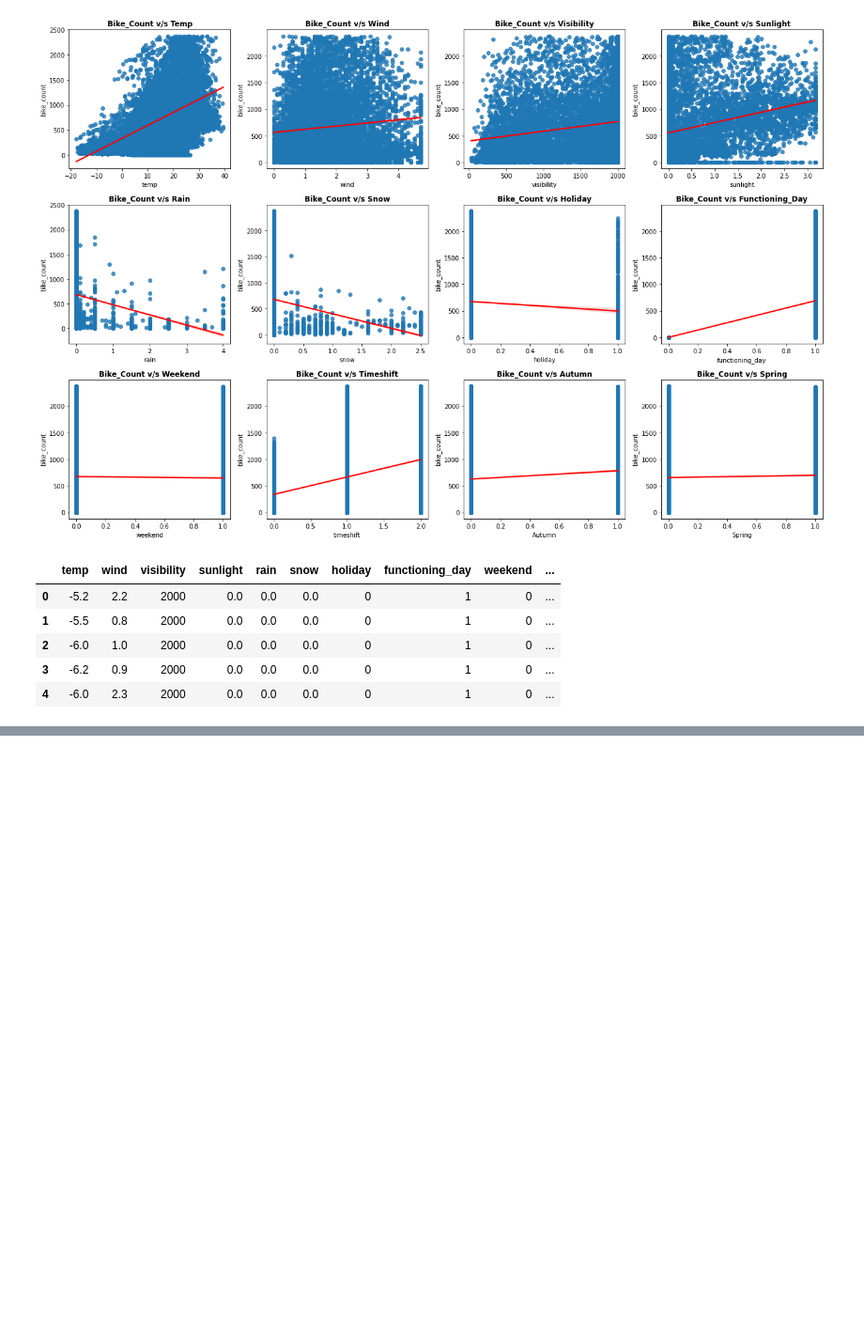
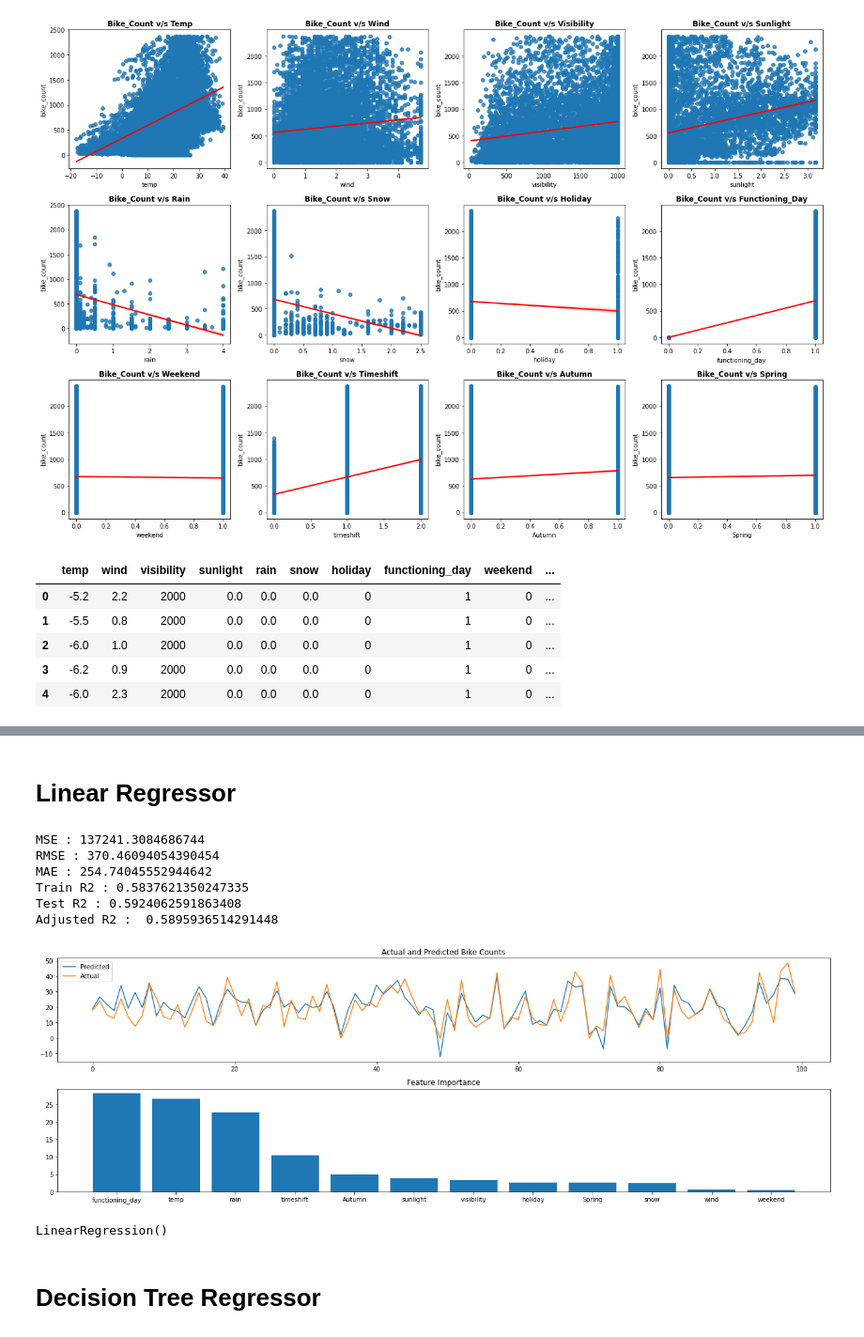
Before and after one commit to kishorpatil03/Bike-Sharing-Demand-Prediction---Supervised-ML-Regression, a Jupyter notebook: Bike_Sharing_Demand_Prediction_Supervised_ML_Regression.ipynb, the cells around one changed output, grey strips where cells are left out. Shown at 94% size. Saved outputs shown, nothing was run; the diff lists cells and outputs as text; code cells hidden in the pictures; blank space fills up the shorter version.

Commit message:
Model Building & Evaluation

```diff
--- a/Bike_Sharing_Demand_Prediction_Supervised_ML_Regression.ipynb
+++ b/Bike_Sharing_Demand_Prediction_Supervised_ML_Regression.ipynb
@@ -412,0 +415,5 @@ dataset.head()
+# %%
+# Defining variables required
+scaler = MinMaxScaler()
+y = np.sqrt(df['bike_count'])
+features = [i for i in df.columns if i not in ['bike_count']]
@@ -412,0 +483,21 @@ dataset.head()
+# %% [markdown]
+# **Linear Regressor**
+# %%
+# Splitting the data into train and test
+X = scaler.fit_transform(df[independent_variables])
+X_train, X_test, y_train, y_test = train_test_split( X,y , test_size = 0.2, random_state = 0)
+# %%
+# Fitting Linear Regression Model
+lr = LinearRegression()
+analyse_model(lr, X_train, X_test, y_train, y_test)
+# %% [output]
+MSE : 137241.3084686744
+RMSE : 370.46094054390454
+MAE : 254.74045552944642
+Train R2 : 0.5837621350247335
+Test R2 : 0.5924062591863408
+Adjusted R2 :  0.5895936514291448
+[figure, added]
+LinearRegression()
+# %% [markdown]
+# **Decision Tree Regressor**
```
Also changed, not shown: parts of 13 cells of this notebook.
